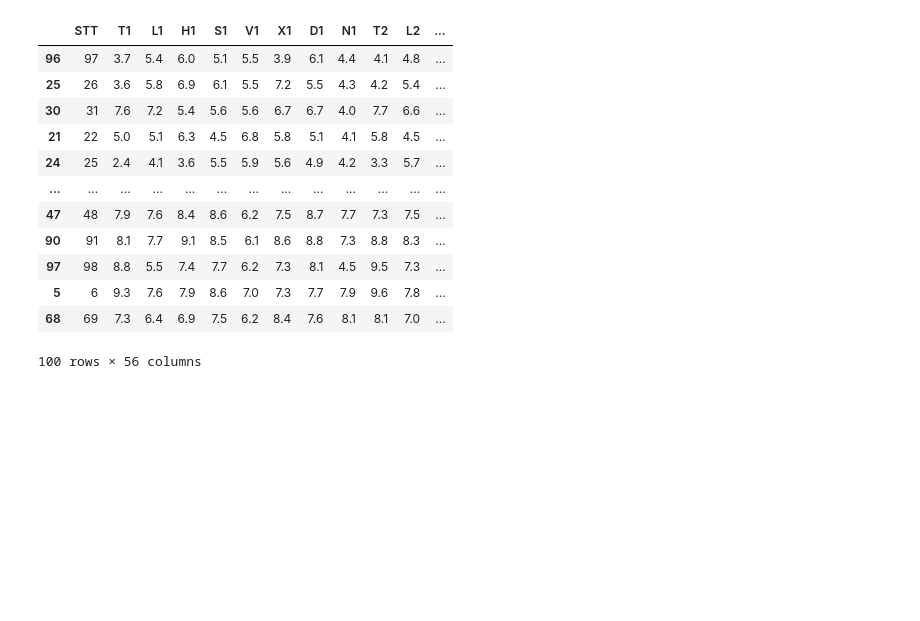
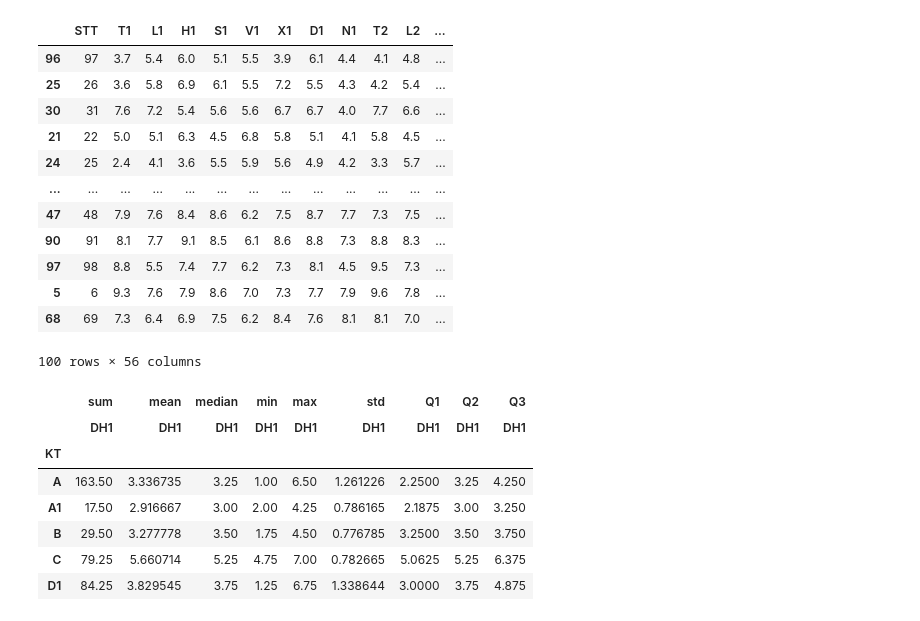
Before and after one commit to thnhpht/phantichdulieu_hocsau, a Jupyter notebook: Lab_02.ipynb, the cells around one changed output. Saved outputs shown, nothing was run; the diff lists cells and outputs as text; code cells hidden in the pictures; blank space fills up the shorter version.

```diff
--- a/Lab_02.ipynb
+++ b/Lab_02.ipynb
@@ -52,3 +54,36 @@ dulieuxettuyen.sort_values(by=['GT', 'D2'])
 | 5 | 6 | 9.3 | 7.6 | 7.9 | 8.6 | 7.0 | 7.3 | 7.7 | 7.9 | 9.6 | 7.8 | ... |
 | 68 | 69 | 7.3 | 6.4 | 6.9 | 7.5 | 6.2 | 8.4 | 7.6 | 8.1 | 8.1 | 7.0 | ... |
 100 rows × 56 columns
+# %%
+#Hãy tạo pivot-table để thống kê các giá trị count, sum, mean, median, min, max, std, Q1, Q2 và Q3 của DH1 theo KT
+import pandas as pd
+import sys
+import seaborn as sns
+import matplotlib.pyplot as plt
+import numpy as np
+
+def load_data(filename):
+  return pd.read_csv('https://raw.githubusercontent.com/huynhhoc/phantichdulieu/main/Data/' + filename)
+
+def Q1(g):
+  return np.percentile(g, 25)
+
+def Q2(g):
+  return np.percentile(g, 50)
+
+def Q3(g):
+  return np.percentile(g, 75)
+
+def std(g):
+  return np.std(g)
+
+pd.pivot_table(data=load_data('dulieuxettuyendaihoc.csv'), index='KT', values='DH1', aggfunc=['sum','mean','median','min','max', std, Q1, Q2, Q3])
+# %% [output]
+|  | sum | mean | median | min | max | std | Q1 | Q2 | Q3 |
+|  | DH1 | DH1 | DH1 | DH1 | DH1 | DH1 | DH1 | DH1 | DH1 |
+| KT |  |  |  |  |  |  |  |  |  |
+| A | 163.50 | 3.336735 | 3.25 | 1.00 | 6.50 | 1.261226 | 2.2500 | 3.25 | 4.250 |
+| A1 | 17.50 | 2.916667 | 3.00 | 2.00 | 4.25 | 0.786165 | 2.1875 | 3.00 | 3.250 |
+| B | 29.50 | 3.277778 | 3.50 | 1.75 | 4.50 | 0.776785 | 3.2500 | 3.50 | 3.750 |
+| C | 79.25 | 5.660714 | 5.25 | 4.75 | 7.00 | 0.782665 | 5.0625 | 5.25 | 6.375 |
+| D1 | 84.25 | 3.829545 | 3.75 | 1.25 | 6.75 | 1.338644 | 3.0000 | 3.75 | 4.875 |
```
Also changed, not shown: parts of 2 cells of this notebook.
